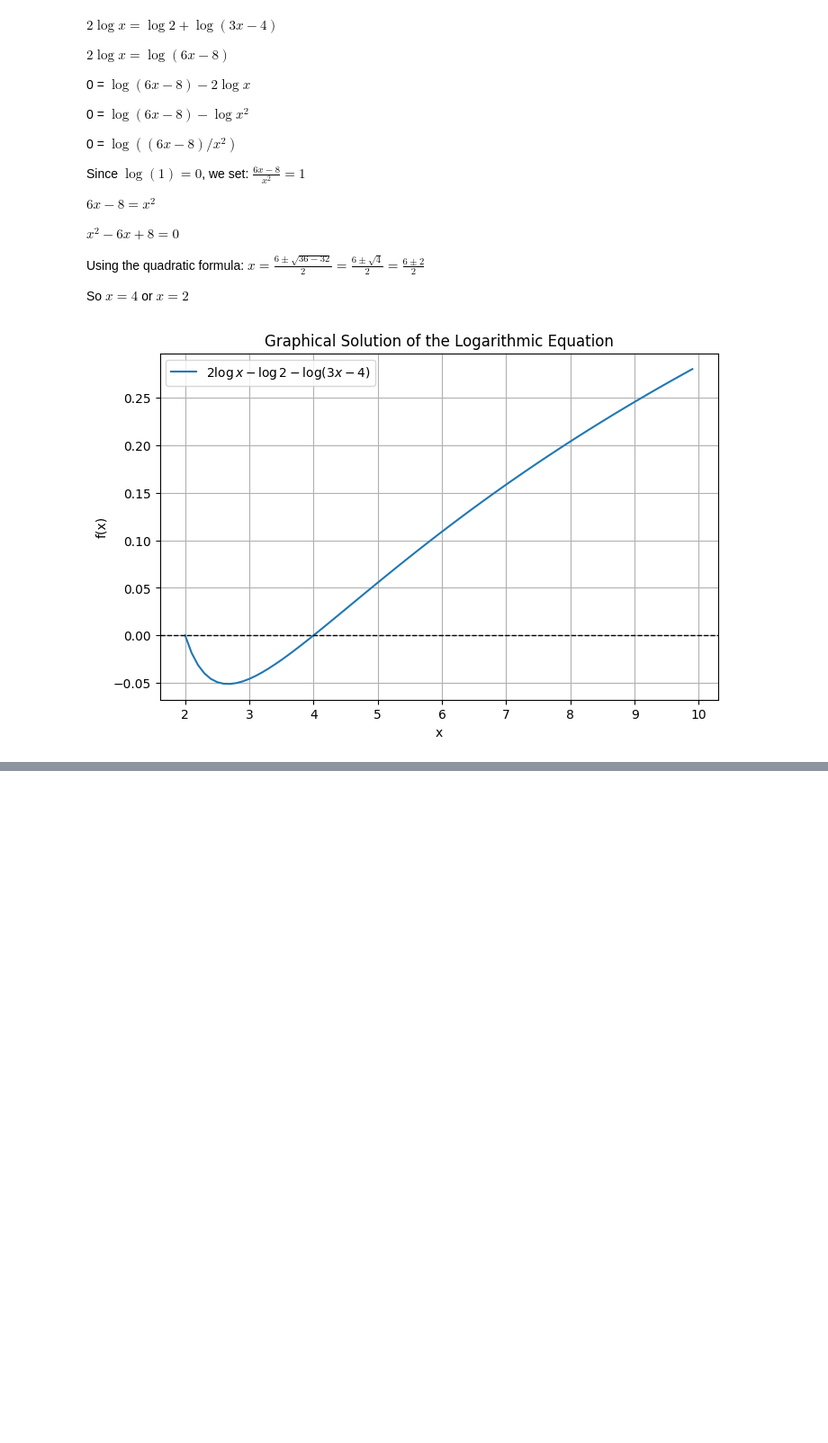
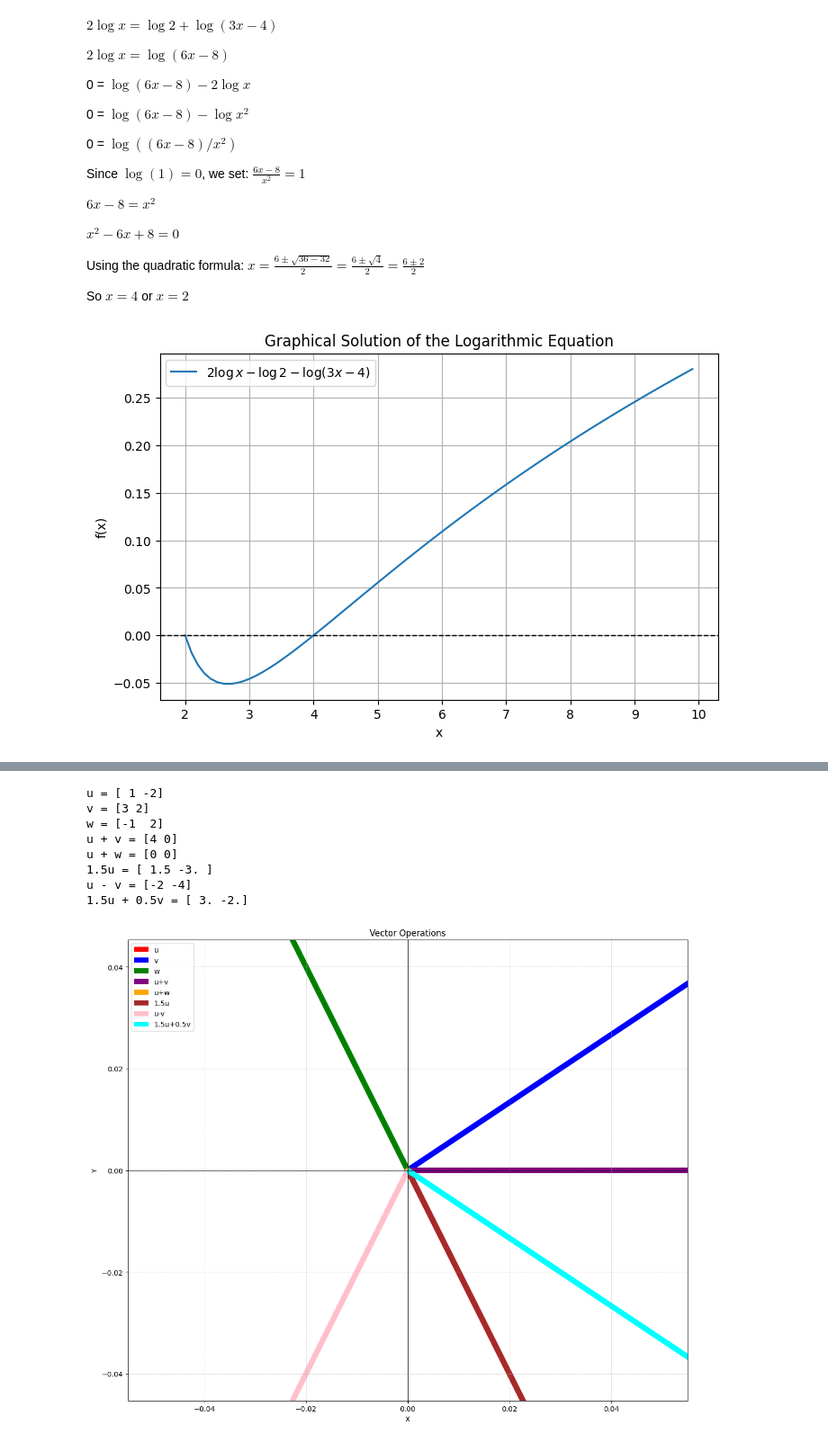
Before and after one commit to Timson1235/clouddocker, a Jupyter notebook: math/03_Powers_and_Logs/03_tasks.ipynb, the cells around one changed output, grey strips where cells are left out. Shown at 90% size. Cells and saved outputs as stored; diff of their text form; code cells hidden in the pictures; blank space fills up the shorter version.

```diff
--- a/math/03_Powers_and_Logs/03_tasks.ipynb
+++ b/math/03_Powers_and_Logs/03_tasks.ipynb
@@ -54,0 +108,66 @@ plt.show()
+# %%
+import numpy as np
+import matplotlib.pyplot as plt
+
+# Define the vectors
+u = np.array([1, -2])
+v = np.array([3, 2])
+w = np.array([-1, 2])
+
+# Compute vector operations
+u_plus_v = u + v
+u_plus_w = u + w
+scalar_u = 1.5 * u
+u_minus_v = u - v
+scalar_combination = 1.5 * u + 0.5 * v
+
+# Visualization
+plt.figure(figsize=(12, 10))
+plt.axhline(y=0, color='k', linewidth=0.5)
+plt.axvline(x=0, color='k', linewidth=0.5)
+
+# Plot original vectors
+plt.quiver(0, 0, u[0], u[1], angles='xy', scale_units='xy', scale=1, color='red', label='u', width=0.01)
+plt.quiver(0, 0, v[0], v[1], angles='xy', scale_units='xy', scale=1, color='blue', label='v', width=0.01)
+plt.quiver(0, 0, w[0], w[1], angles='xy', scale_units='xy', scale=1, color='green', label='w', width=0.01)
+
+# Plot vector operations
+plt.quiver(0, 0, u_plus_v[0], u_plus_v[1], angles='xy', scale_units='xy', scale=1, color='purple', label='u+v', width=0.01)
+plt.quiver(0, 0, u_plus_w[0], u_plus_w[1], angles='xy', scale_units='xy', scale=1, color='orange', label='u+w', width=0.01)
+plt.quiver(0, 0, scalar_u[0], scalar_u[1], angles='xy', scale_units='xy', scale=1, color='brown', label='1.5u', width=0.01)
+plt.quiver(0, 0, u_minus_v[0], u_minus_v[1], angles='xy', scale_units='xy', scale=1, color='pink', label='u-v', width=0.01)
+plt.quiver(0, 0, scalar_combination[0], scalar_combination[1], angles='xy', scale_units='xy', scale=1, color='cyan', label='1.5u+0.5v', width=0.01)
+
+# Print vector values
+print("u =", u)
+print("v =", v)
+print("w =", w)
+print("u + v =", u_plus_v)
+print("u + w =", u_plus_w)
+print("1.5u =", scalar_u)
+print("u - v =", u_minus_v)
+print("1.5u + 0.5v =", scalar_combination)
+
+plt.title('Vector Operations')
+plt.xlabel('X')
+plt.ylabel('Y')
+plt.grid(True, linestyle='--', linewidth=0.5)
+plt.legend()
+
+# Set axis limits to give more space
+plt.xlim(-5, 6)
+plt.ylim(-4, 4)
+
+plt.axis('equal')
+plt.tight_layout()
+plt.show()
+# %% [output]
+u = [ 1 -2]
+v = [3 2]
+w = [-1  2]
+u + v = [4 0]
+u + w = [0 0]
+1.5u = [ 1.5 -3. ]
+u - v = [-2 -4]
+1.5u + 0.5v = [ 3. -2.]
+[figure, added]
```
Also changed, not shown: parts of 3 cells of this notebook, 4 other files.
